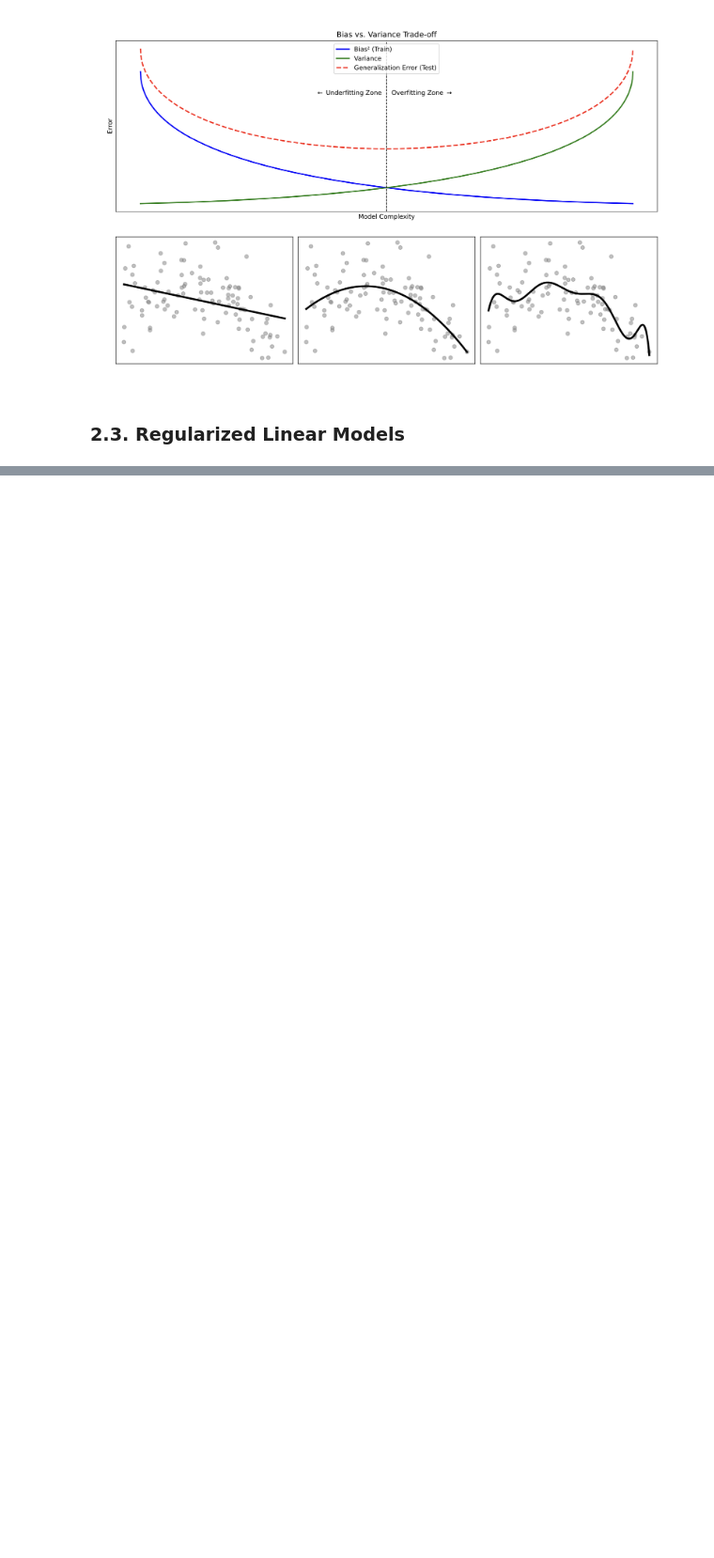
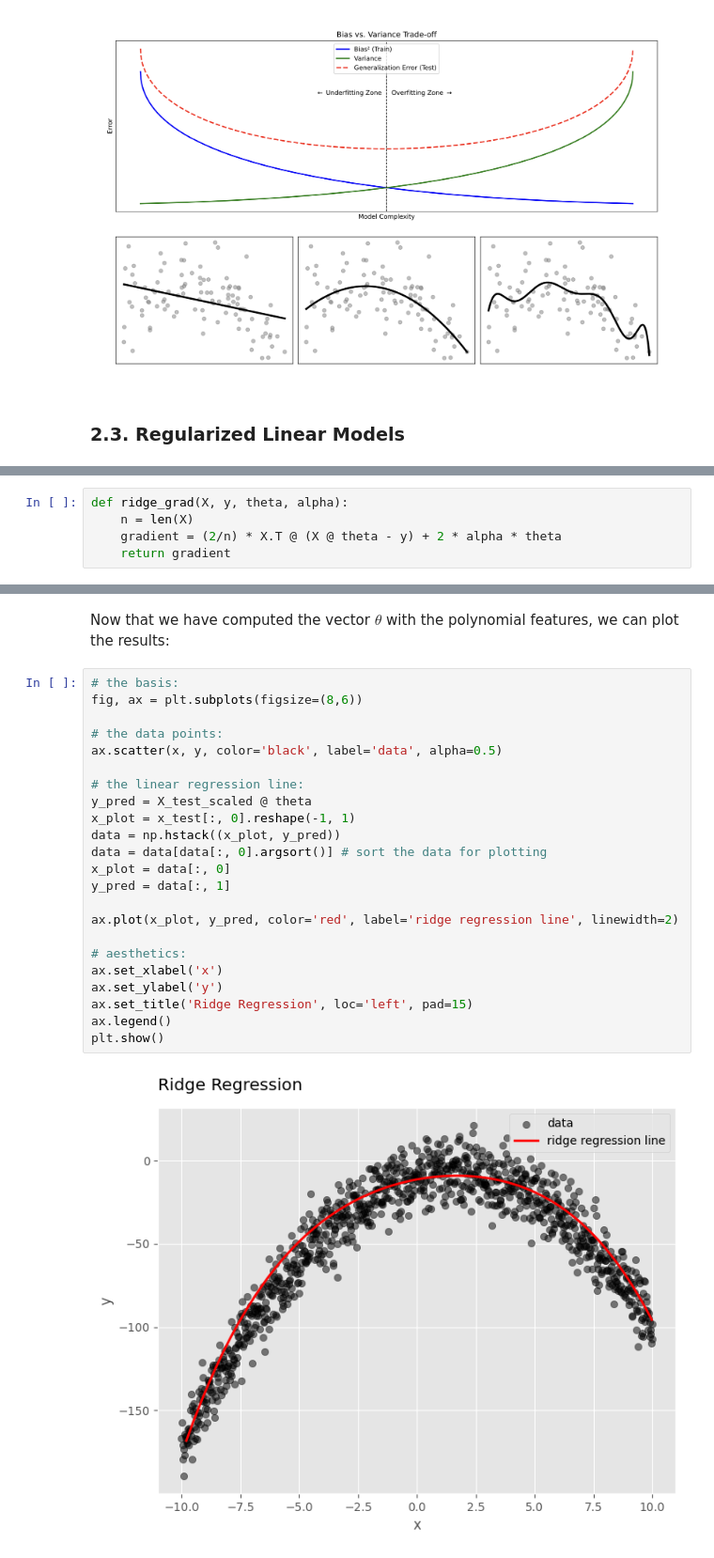
Before and after one commit to YVYX04/ML_First_Steps, a Jupyter notebook: 04_Training_Models.ipynb, the cells around one changed output, grey strips where cells are left out. Shown at 94% size. Saved outputs shown, nothing was run; the diff lists cells and outputs as text; blank space fills up the shorter version.

```diff
--- a/04_Training_Models.ipynb
+++ b/04_Training_Models.ipynb
@@ -1305,0 +1391,5 @@ o
+# %%
+def ridge_grad(X, y, theta, alpha):
+    n = len(X)
+    gradient = (2/n) * X.T @ (X @ theta - y) + 2 * alpha * theta
+    return gradient
@@ -1305,0 +1445,27 @@ o
+# %% [markdown]
+Now that we have computed the vector $\theta$ with the polynomial features, we can plot the results:
+# %%
+# the basis:
+fig, ax = plt.subplots(figsize=(8,6))
+
+# the data points:
+ax.scatter(x, y, color='black', label='data', alpha=0.5)
+
+# the linear regression line:
+y_pred = X_test_scaled @ theta
+x_plot = x_test[:, 0].reshape(-1, 1)
+data = np.hstack((x_plot, y_pred))
+data = data[data[:, 0].argsort()] # sort the data for plotting
+x_plot = data[:, 0]
+y_pred = data[:, 1]
+
+ax.plot(x_plot, y_pred, color='red', label='ridge regression line', linewidth=2)
+
+# aesthetics:
+ax.set_xlabel('x')
+ax.set_ylabel('y')
+ax.set_title('Ridge Regression', loc='left', pad=15)
+ax.legend()
+plt.show()
+# %% [output]
+[figure, added]
```
Also changed, not shown: parts of 16 cells of this notebook.
